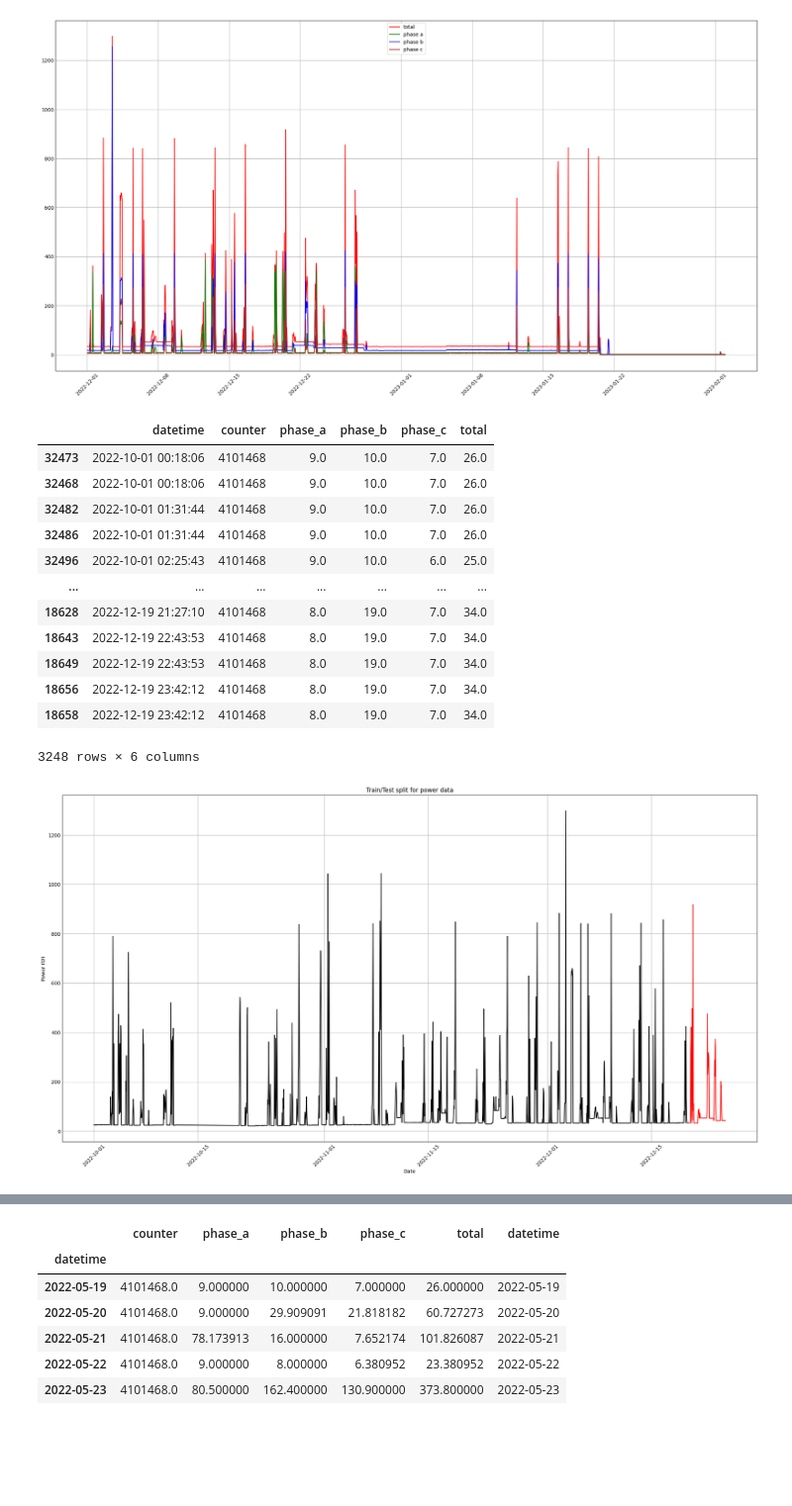
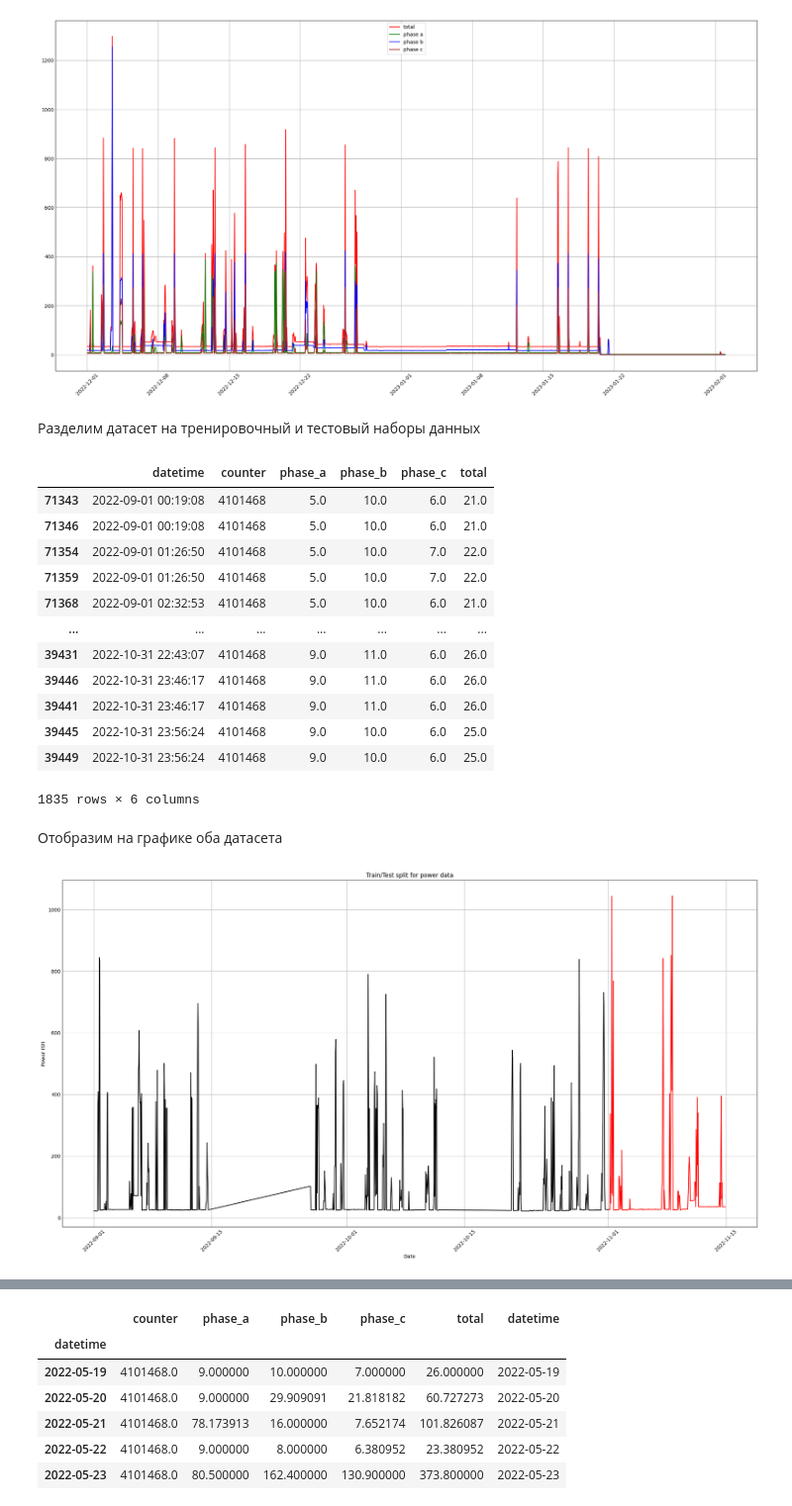
Before and after one commit to Machalkas/LoraWanDataAnalysis, a Jupyter notebook: main.ipynb, the cells around one changed output, grey strips where cells are left out. Shown at 99% size. Saved outputs shown, nothing was run; the diff lists cells and outputs as text; code cells hidden in the pictures; blank space fills up the shorter version.

```diff
--- a/main.ipynb
+++ b/main.ipynb
@@ -96,43 +104,48 @@ def show_sample(power_df_sample, datetime_is_index: bool = True):
 show_sample(power_df_sample, False)
 # %% [output]
 [figure]
+# %% [markdown]
+Разделим датасет на тренировочный и тестовый наборы данных
 # %%
-from_datetime = datetime.datetime(year=2022, month=10, day=1, hour=0)
-separation_datetime = datetime.datetime(year=2022, month=12, day=20, hour=0)
-to_datetime = datetime.datetime(year=2022, month=12, day=25, hour=0)
+from_datetime = datetime.datetime(year=2022, month=9, day=1, hour=0)
+separation_datetime = datetime.datetime(year=2022, month=11, day=1, hour=0)
+to_datetime = datetime.datetime(year=2022, month=11, day=15, hour=0)
 train_df = power_df.loc[(power_df.datetime>=from_datetime) & (power_df.datetime<=separation_datetime)]
 test_df = power_df.loc[(power_df.datetime>separation_datetime) & (power_df.datetime <= to_datetime)]
 train_df
 # %% [output]
 |  | datetime | counter | phase_a | phase_b | phase_c | total |
-| 32473 | 2022-10-01 00:18:06 | 4101468 | 9.0 | 10.0 | 7.0 | 26.0 |
-| 32468 | 2022-10-01 00:18:06 | 4101468 | 9.0 | 10.0 | 7.0 | 26.0 |
-| 32482 | 2022-10-01 01:31:44 | 4101468 | 9.0 | 10.0 | 7.0 | 26.0 |
-| 32486 | 2022-10-01 01:31:44 | 4101468 | 9.0 | 10.0 | 7.0 | 26.0 |
-| 32496 | 2022-10-01 02:25:43 | 4101468 | 9.0 | 10.0 | 6.0 | 25.0 |
+| 71343 | 2022-09-01 00:19:08 | 4101468 | 5.0 | 10.0 | 6.0 | 21.0 |
+| 71346 | 2022-09-01 00:19:08 | 4101468 | 5.0 | 10.0 | 6.0 | 21.0 |
+| 71354 | 2022-09-01 01:26:50 | 4101468 | 5.0 | 10.0 | 7.0 | 22.0 |
+| 71359 | 2022-09-01 01:26:50 | 4101468 | 5.0 | 10.0 | 7.0 | 22.0 |
+| 71368 | 2022-09-01 02:32:53 | 4101468 | 5.0 | 10.0 | 6.0 | 21.0 |
 | ... | ... | ... | ... | ... | ... | ... |
-| 18628 | 2022-12-19 21:27:10 | 4101468 | 8.0 | 19.0 | 7.0 | 34.0 |
-| 18643 | 2022-12-19 22:43:53 | 4101468 | 8.0 | 19.0 | 7.0 | 34.0 |
-| 18649 | 2022-12-19 22:43:53 | 4101468 | 8.0 | 19.0 | 7.0 | 34.0 |
-| 18656 | 2022-12-19 23:42:12 | 4101468 | 8.0 | 19.0 | 7.0 | 34.0 |
-| 18658 | 2022-12-19 23:42:12 | 4101468 | 8.0 | 19.0 | 7.0 | 34.0 |
+| 39431 | 2022-10-31 22:43:07 | 4101468 | 9.0 | 11.0 | 6.0 | 26.0 |
+| 39446 | 2022-10-31 23:46:17 | 4101468 | 9.0 | 11.0 | 6.0 | 26.0 |
+| 39441 | 2022-10-31 23:46:17 | 4101468 | 9.0 | 11.0 | 6.0 | 26.0 |
+| 39445 | 2022-10-31 23:56:24 | 4101468 | 9.0 | 10.0 | 6.0 | 25.0 |
+| 39449 | 2022-10-31 23:56:24 | 4101468 | 9.0 | 10.0 | 6.0 | 25.0 |
-3248 rows × 6 columns
+1835 rows × 6 columns
+# %% [markdown]
+Отобразим на графике оба датасета
 # %%
 train_x = list(train_df.datetime)
 test_x = list(test_df.datetime)
 
 plt.style.use('_mpl-gallery')
 fig, ax = plt.subplots()
 fig.set_size_inches(20, 10)
 fig.set_dpi(100)
 
-plt.plot(train_x, train_df[data_colum_name], color = "black", label = "train")
-plt.plot(test_x, test_df[data_colum_name], color = "red", label = "test")
+plt.plot(train_x, train_df[data_colum_name], color = "black", label = "Train dataset")
+plt.plot(test_x, test_df[data_colum_name], color = "red", label = "Test dataset")
 plt.ylabel('Power (W)')
 plt.xlabel('Date')
 plt.xticks(rotation=45)
 plt.title("Train/Test split for power data")
+plt.legend(loc='upper center')
 plt.show()
 # %% [output]
-[figure, old version]
+[figure, new version]
 # %% [markdown]
```
Also changed, not shown: parts of 27 cells of this notebook.
